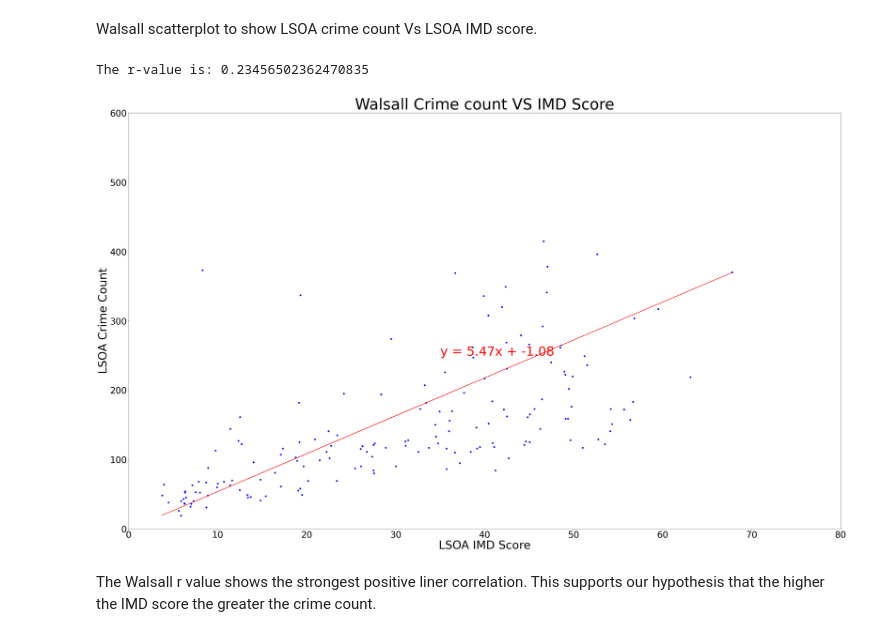
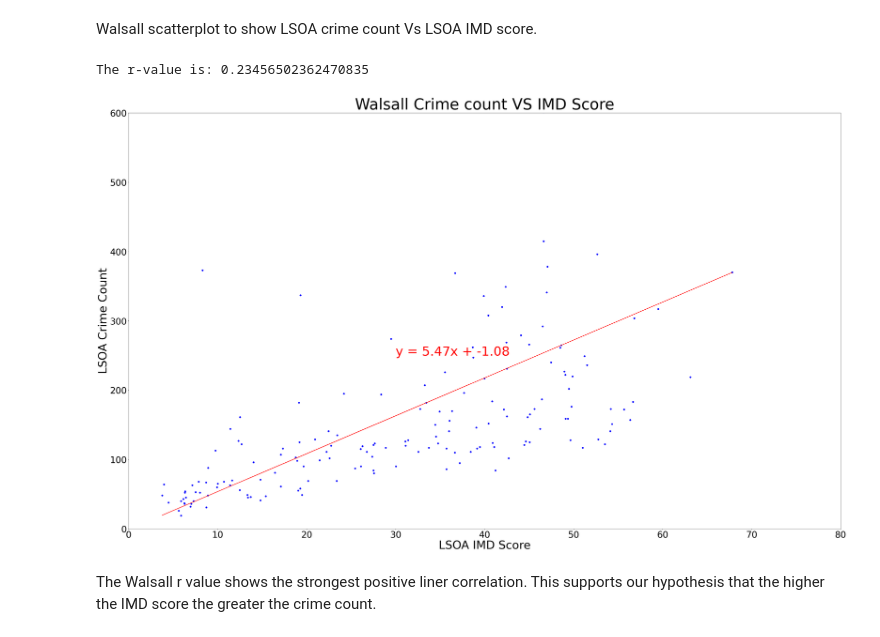
Before and after one commit to Garywtne/Group4_Project1_repo, a Jupyter notebook: Group 4 final/west_midlands_data_clean.ipynb, the cells around one changed output. Saved outputs shown, nothing was run; the diff lists cells and outputs as text; code cells hidden in the pictures.

```diff
--- a/Group 4 final/west_midlands_data_clean.ipynb
+++ b/Group 4 final/west_midlands_data_clean.ipynb
@@ -630,35 +636,36 @@ Walsall scatterplot to show LSOA crime count Vs LSOA IMD score.
 y_axis = walsall_df["LSOA crime count"]
 x_axis = walsall_df["LSOA IMD Score"]
 # Create a function to create Linear Regression plots
 def plot_linear_regression(x_axis, y_axis, title, text_coordinates):
 
     # Run the regresson
     (slope, intercept, rvalue, pvalue, stderr) = linregress(x_axis, y_axis)
     regress_values = x_axis * slope + intercept
     line_eq = "y = " + str(round(slope,2)) + "x + " + str(round(intercept,2))
 
     plt.plot(x_axis,regress_values,"r-")
     plt.annotate(line_eq,text_coordinates,fontsize=50,color="red")
     print(f"The r-value is: {rvalue**2}")
  # Linear regression?
 #slope, intercept, r, p, se = stats.linregress(str(x_axis), str(y_axis))
 #y_fit = slope*x_axis + intercept
 
 plt.title("Walsall Crime count VS IMD Score", fontsize=60)
 plt.scatter(x_axis, y_axis, marker="o", color="blue")
 #plt.plot(x_axis, y_fit)
 plt.rcParams["figure.figsize"] = (50,30)
 plt.xlim(0,80)
 plt.ylim(0, 600)
 plt.xticks(fontsize=35)
 plt.yticks(fontsize=35)
 plt.xlabel("LSOA IMD Score", fontsize=45)
 plt.ylabel("LSOA Crime Count", fontsize=45)
-plot_linear_regression(x_axis, y_axis, 'LSOA Crime Count',(35,250))
+plot_linear_regression(x_axis, y_axis, 'LSOA Crime Count',(30,250))
+plt.savefig("output/Walsall Crime count VS IMD Score.png")
 plt.show()
 # %% [output]
 The r-value is: 0.23456502362470835
-[figure, old version]
+[figure, new version]
 # %% [markdown]
 The Walsall r value shows the strongest positive liner correlation. This supports our hypothesis that the higher the IMD score the greater the crime count.
 # %% [markdown]
```
Also changed, not shown: parts of 20 cells of this notebook, 27 other files.
